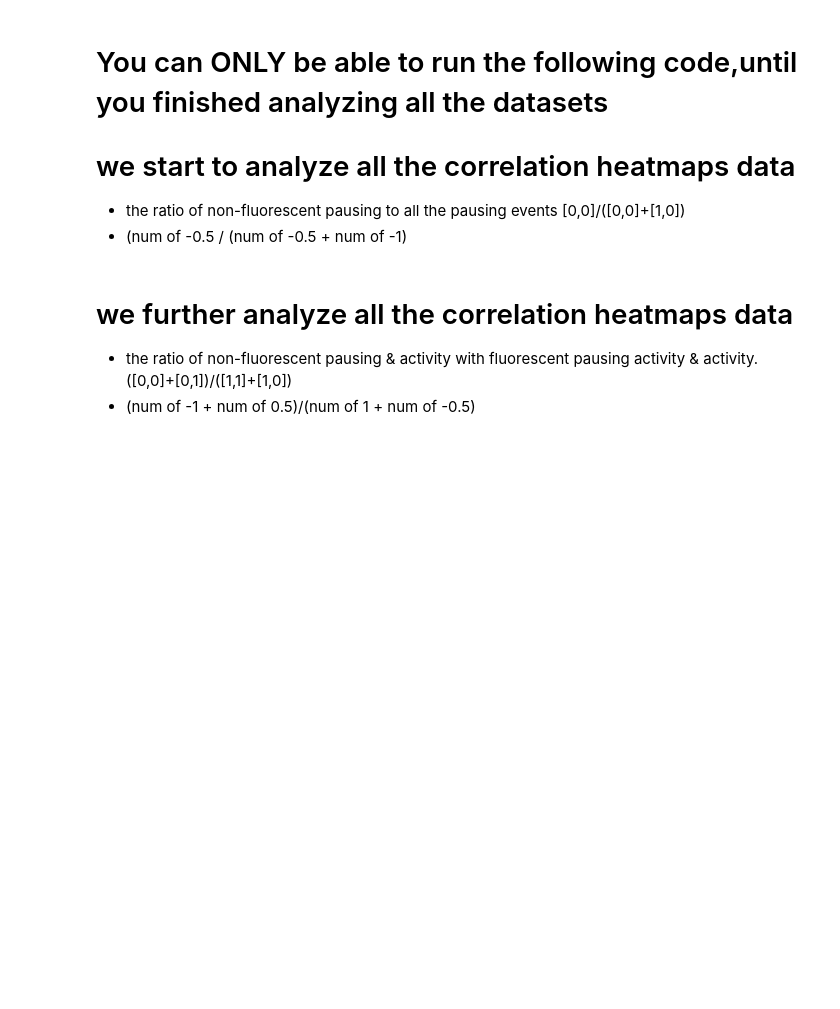
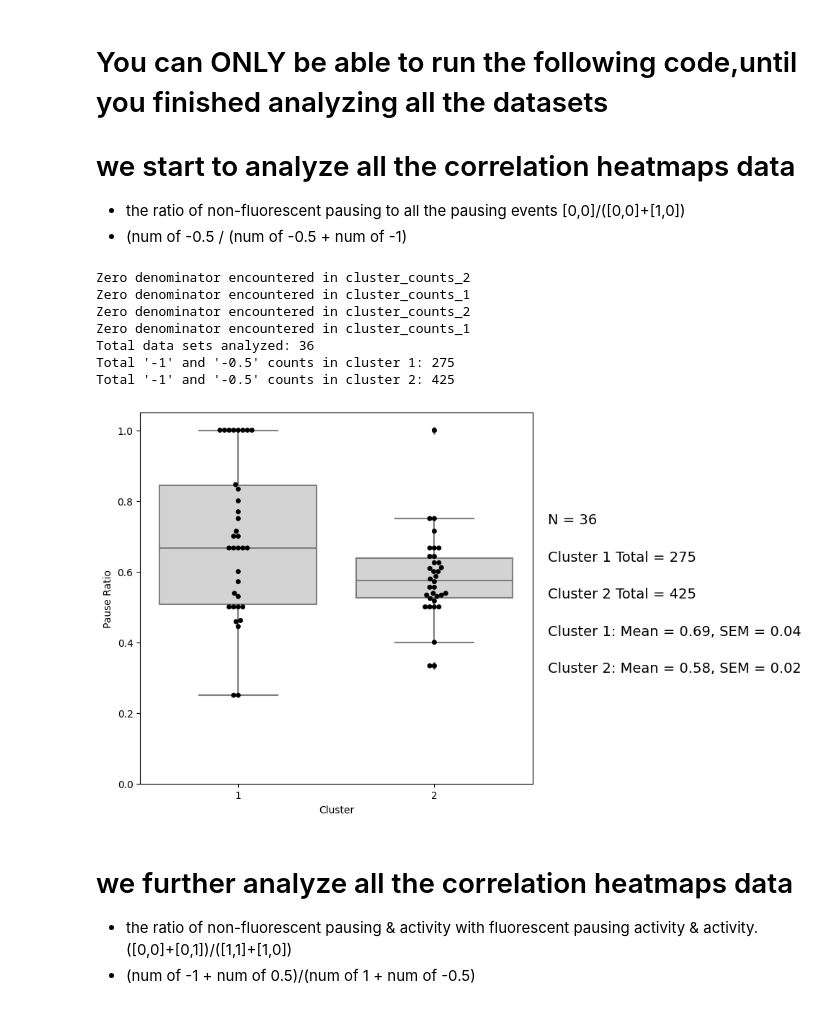
Before and after one commit to longfuxu/DNAPolymeraseProject, a Jupyter notebook: 4_Heatmap_intensity_activity.ipynb, the cells around one changed output. Saved outputs shown, nothing was run; the diff lists cells and outputs as text; code cells hidden in the pictures; blank space fills up the shorter version.

Commit message:
export pause ratio

```diff
--- a/4_Heatmap_intensity_activity.ipynb
+++ b/4_Heatmap_intensity_activity.ipynb
@@ -416,7 +416,7 @@ import matplotlib.pyplot as plt
 import seaborn as sns
 
 # Change the working directory to your root directory
-os.chdir('/Users/longfu/Library/CloudStorage/Dropbox/1-Doctorate Research/3-T7 DNAp_Nat Com～working/Submision prep/Data Repo')
+os.chdir('/Users/longfu/Library/CloudStorage/Dropbox/1-Doctorate Research/3-T7 DNAp_Nat Com～working/RawData_ProcessingData')
 
 # Find all JSON files
 json_files = glob.glob('**/*.json', recursive=True)
@@ -453,40 +453,52 @@ print(f"Total data sets analyzed: {data_set_counter}")
 print(f"Total '-1' and '-0.5' counts in cluster 1: {total_counter_1}")
 print(f"Total '-1' and '-0.5' counts in cluster 2: {total_counter_2}")
 
+# Export the pause_ratios DataFrame to an Excel file
+pause_ratios.to_excel('pause_ratios_figure 2F.xlsx', index=False)
+
 # Create a 1x2 grid of subplots
 # The first subplot (for the boxplot) is 5 times wider than the second (for the text)
 fig, (ax1, ax2) = plt.subplots(1, 2, figsize=(10, 6), gridspec_kw={'width_ratios': [8, 1]})
 plt.rcParams.update({'font.size': 14})
 plt.rcParams.update({'axes.labelsize': 14})
 plt.rcParams.update({'xtick.labelsize': 12})
 plt.rcParams.update({'ytick.labelsize': 12})
 # Hide the axes for the second subplot (since we only use it for text)
 ax2.axis('off')
 ax1.set_ylim(0,1.05)
 
 sns.boxplot(x='Cluster', y='Pause Ratio', data=pause_ratios, color='lightgray', ax=ax1)
 sns.swarmplot(x='Cluster', y='Pause Ratio', data=pause_ratios, color='black', ax=ax1)
 
 ax2.text(0.0, 0.7, f"N = {data_set_counter}", transform=ax2.transAxes)
 ax2.text(0.0, 0.6, f"Cluster 1 Total = {total_counter_1}", transform=ax2.transAxes)
 ax2.text(0.0, 0.5, f"Cluster 2 Total = {total_counter_2}", transform=ax2.transAxes)
 
 # Calculate mean and SEM for each cluster
 clusters = ['1', '2']
 for i, cluster in enumerate(clusters):
     cluster_data = pause_ratios[pause_ratios['Cluster'] == cluster]
     mean = cluster_data['Pause Ratio'].mean()
     standard_error = sem(cluster_data['Pause Ratio'])
     cluster_counts = cluster_data['Cluster'].count()  # Count the number of clusters
 
     # Add mean, SEM and cluster counts to the plot
     ax2.text(0.0, 0.4 - 0.1 * i, f"Cluster {cluster}: Mean = {mean:.2f}, SEM = {standard_error:.2f}", transform=ax2.transAxes)
 
 
 plt.tight_layout()
-plt.savefig("/Users/longfu/Library/CloudStorage/Dropbox/3-T7 DNAp_Nat Com～working/fig_prep/fig2F.eps", format='eps', dpi=300, bbox_inches='tight')
-plt.savefig("/Users/longfu/Library/CloudStorage/Dropbox/3-T7 DNAp_Nat Com～working/fig_prep/fig2F.png", format='png', dpi=300, bbox_inches='tight')
+# plt.savefig("/Users/longfu/Library/CloudStorage/Dropbox/3-T7 DNAp_Nat Com～working/fig_prep/fig2F.eps", format='eps', dpi=300, bbox_inches='tight')
+# plt.savefig("/Users/longfu/Library/CloudStorage/Dropbox/3-T7 DNAp_Nat Com～working/fig_prep/fig2F.png", format='png', dpi=300, bbox_inches='tight')
 plt.show()
+# %% [output]
+Zero denominator encountered in cluster_counts_2
+Zero denominator encountered in cluster_counts_1
+Zero denominator encountered in cluster_counts_2
+Zero denominator encountered in cluster_counts_1
+Total data sets analyzed: 36
+Total '-1' and '-0.5' counts in cluster 1: 275
+Total '-1' and '-0.5' counts in cluster 2: 425
+[figure, added]
 # %% [markdown]
 # we further analyze all the correlation heatmaps data
 - the ratio of non-fluorescent pausing & activity with fluorescent pausing activity & activity. ([0,0]+[0,1])/([1,1]+[1,0])
```
Also changed, not shown: 1 other file.
